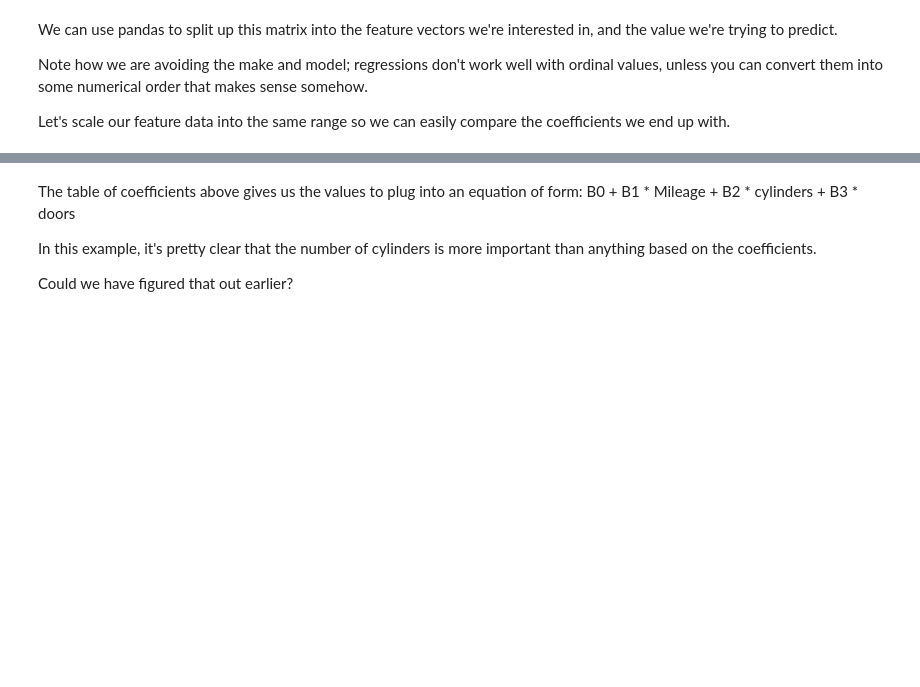
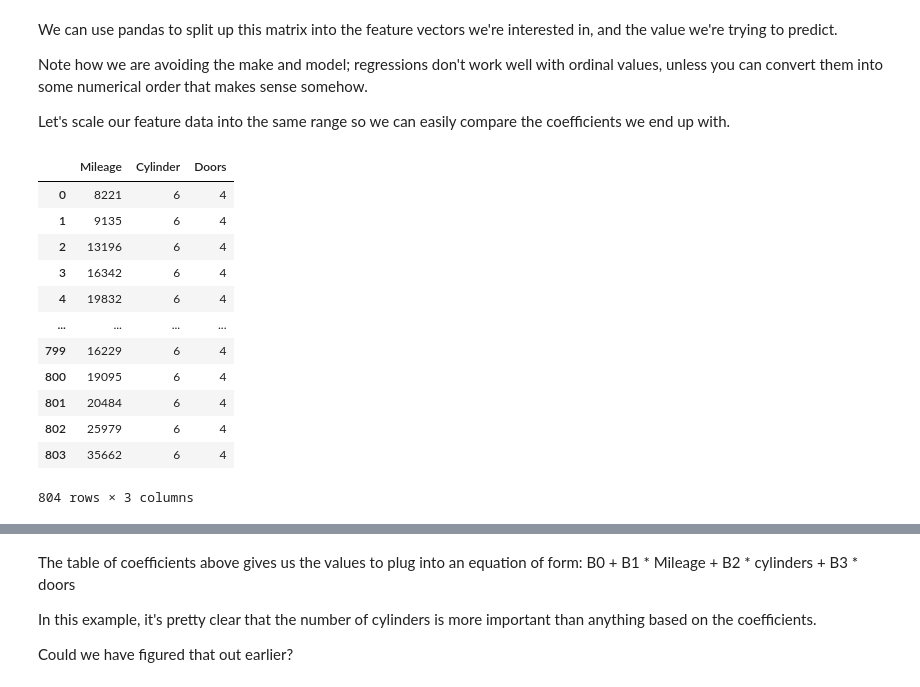
Before and after one commit to austinyuch/mldsdl_sundog, a Jupyter notebook: labs/12_MultipleRegression.ipynb, the cells around one changed output, grey strips where cells are left out. Saved outputs shown, nothing was run; the diff lists cells and outputs as text; code cells hidden in the pictures; blank space fills up the shorter version.

```diff
--- a/labs/12_MultipleRegression.ipynb
+++ b/labs/12_MultipleRegression.ipynb
@@ -35,0 +73,16 @@ Let's scale our feature data into the same range so we can easily compare the co
+# %%
+X
+# %% [output]
+|  | Mileage | Cylinder | Doors |
+| 0 | 8221 | 6 | 4 |
+| 1 | 9135 | 6 | 4 |
+| 2 | 13196 | 6 | 4 |
+| 3 | 16342 | 6 | 4 |
+| 4 | 19832 | 6 | 4 |
+| ... | ... | ... | ... |
+| 799 | 16229 | 6 | 4 |
+| 800 | 19095 | 6 | 4 |
+| 801 | 20484 | 6 | 4 |
+| 802 | 25979 | 6 | 4 |
+| 803 | 35662 | 6 | 4 |
+804 rows × 3 columns
```
Also changed, not shown: parts of 11 cells of this notebook.
